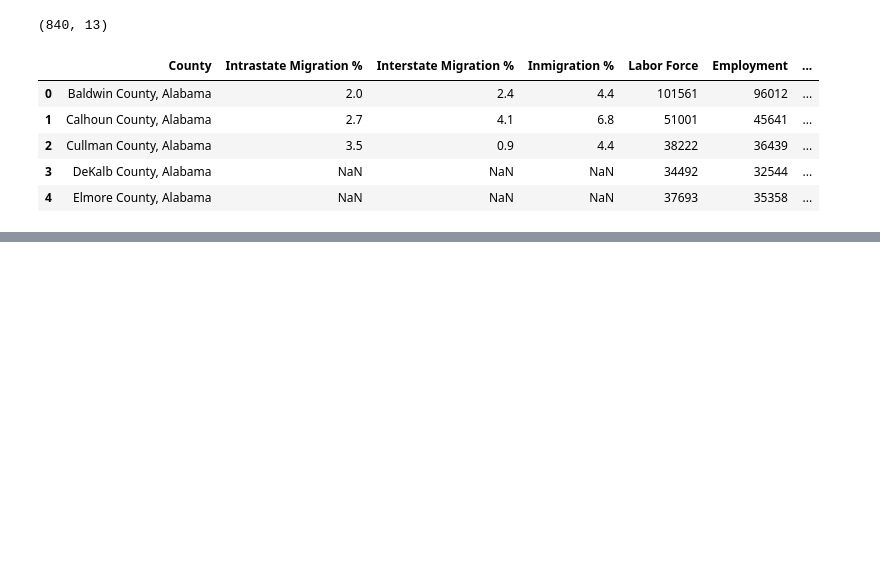
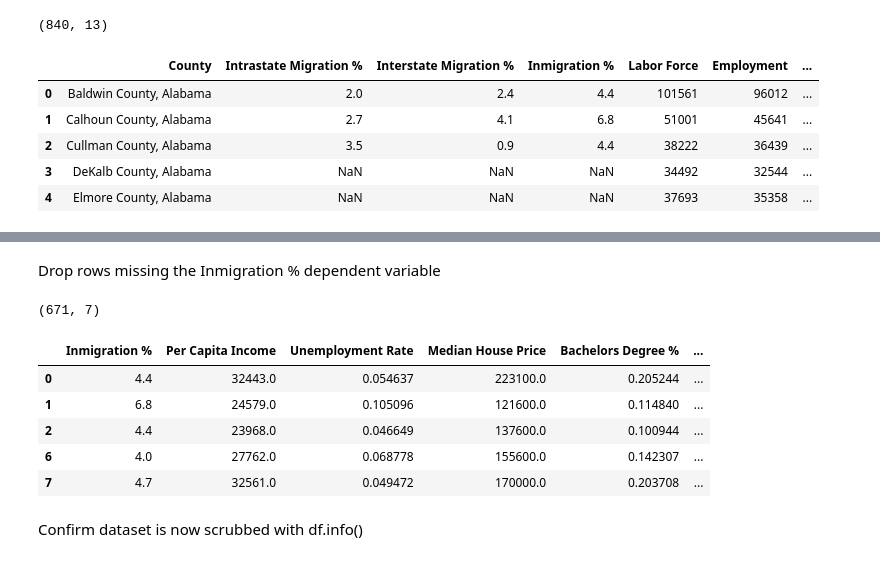
Before and after one commit to blantj/county_inmigration_regression, a Jupyter notebook: Modeling.ipynb, the cells around one changed output, grey strips where cells are left out. Drawn from its saved outputs; the diff is of its cells as text; code cells hidden in the pictures; blank space fills up the shorter version.

Commit message:
Scrub data

```diff
--- a/Modeling.ipynb
+++ b/Modeling.ipynb
@@ -241,0 +330,16 @@ df.head()
+# %% [markdown]
+Drop rows missing the Inmigration % dependent variable
+# %%
+df = df[df['Inmigration %'].notna()]
+print(df.shape)
+df.head()
+# %% [output]
+(671, 7)
+|  | Inmigration % | Per Capita Income | Unemployment Rate | Median House Price | Bachelors Degree % | ... |
+| 0 | 4.4 | 32443.0 | 0.054637 | 223100.0 | 0.205244 | ... |
+| 1 | 6.8 | 24579.0 | 0.105096 | 121600.0 | 0.114840 | ... |
+| 2 | 4.4 | 23968.0 | 0.046649 | 137600.0 | 0.100944 | ... |
+| 6 | 4.0 | 27762.0 | 0.068778 | 155600.0 | 0.142307 | ... |
+| 7 | 4.7 | 32561.0 | 0.049472 | 170000.0 | 0.203708 | ... |
+# %% [markdown]
+Confirm dataset is now scrubbed with df.info()
```
Also changed, not shown: parts of 16 cells of this notebook.
